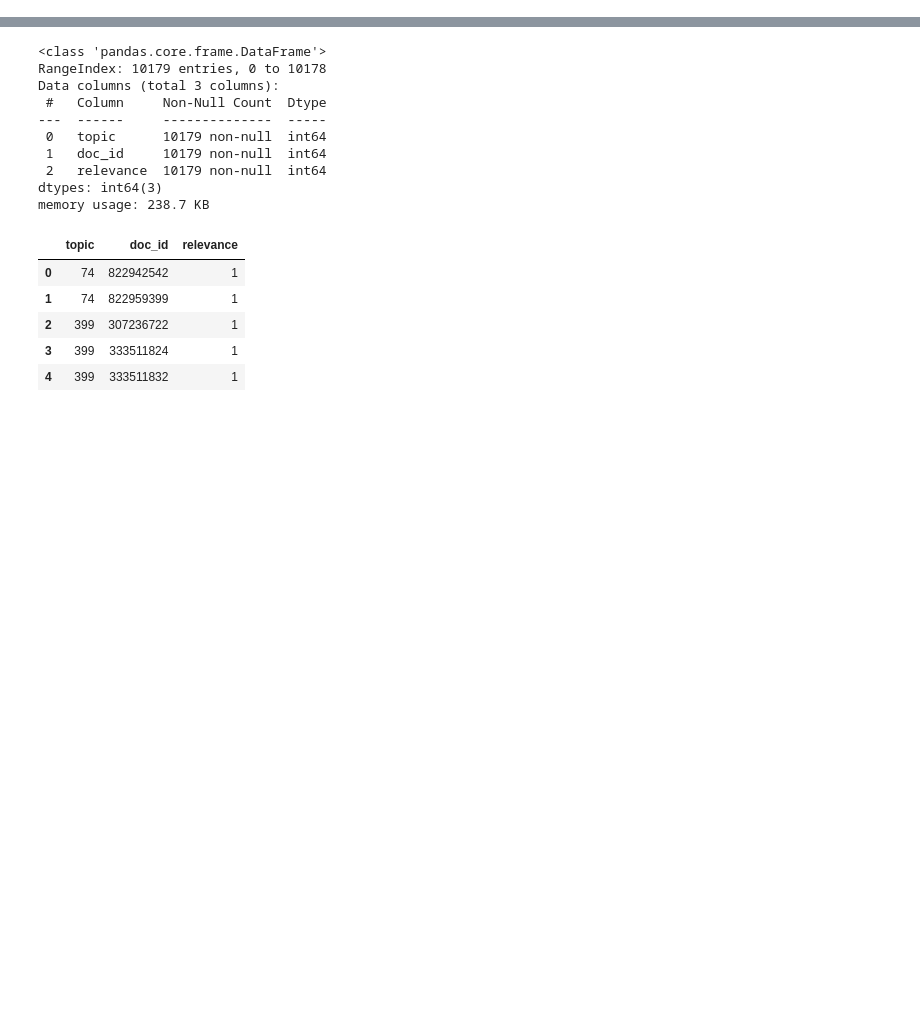
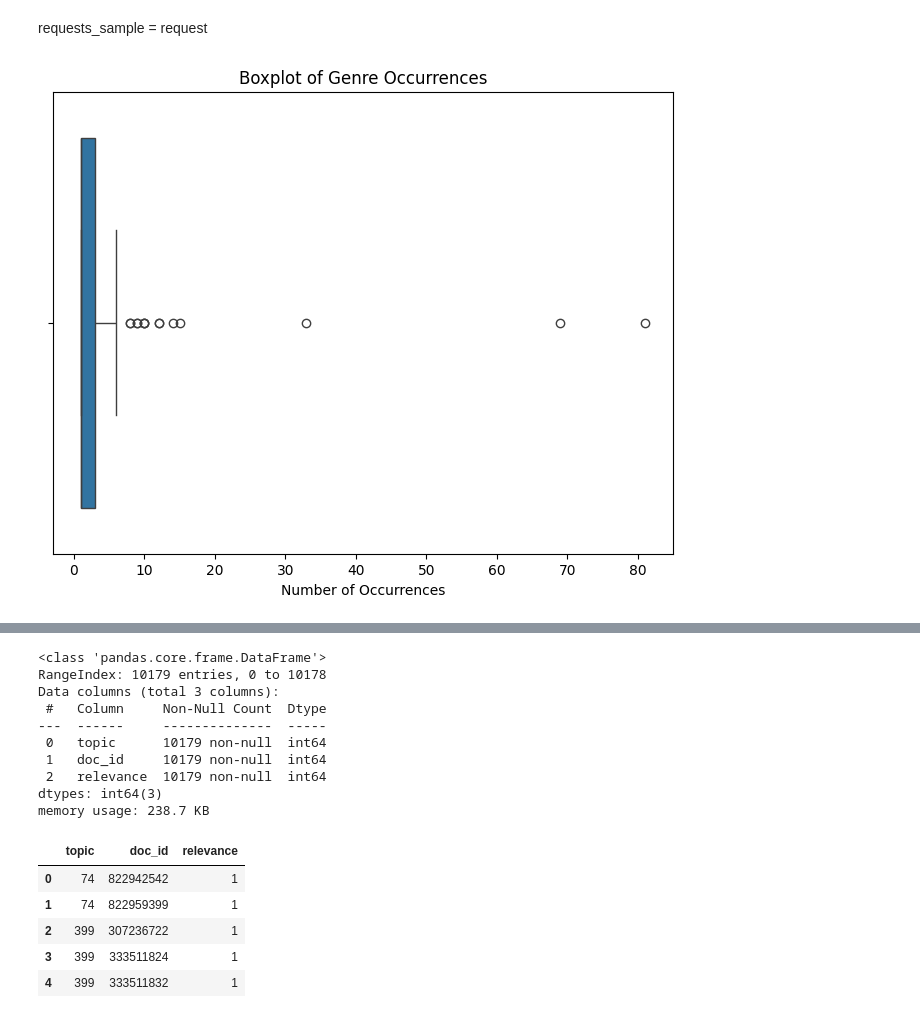
Before and after one commit to omymble/amazon_corpus_documents_retrieval, a Jupyter notebook: notebooks/EDA_requests_qrels_2011.ipynb, the cells around one changed output, grey strips where cells are left out. Saved outputs shown, nothing was run; the diff lists cells and outputs as text; code cells hidden in the pictures; blank space fills up the shorter version.

```diff
--- a/notebooks/EDA_requests_qrels_2011.ipynb
+++ b/notebooks/EDA_requests_qrels_2011.ipynb
@@ -53,0 +177,11 @@ requests_df[requests_df.duplicated('request', keep=False)]
+# %% [markdown]
+requests_sample = request
+# %%
+genre_occurrences = requests_df['genres'].explode().value_counts()
+plt.figure(figsize=(8, 6))
+sns.boxplot(x=genre_occurrences.values)
+plt.title("Boxplot of Genre Occurrences")
+plt.xlabel("Number of Occurrences")
+plt.show()
+# %% [output]
+[figure, added]
```
Also changed, not shown: parts of 23 cells of this notebook, 1 other file.
